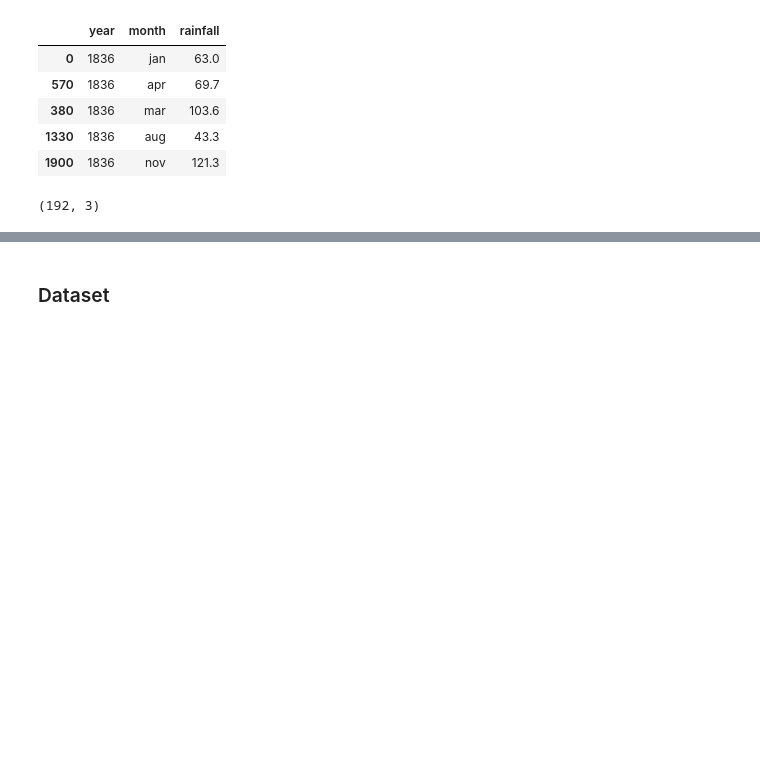
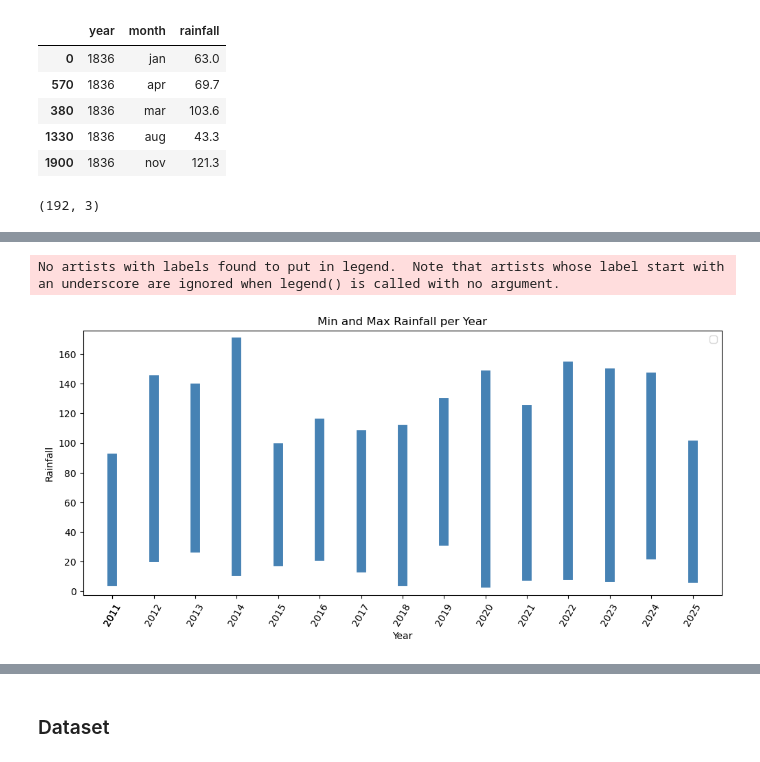
Before and after one commit to pacoraggio/London-Rainfall, a Jupyter notebook: how_to_test_a_feeling_rainfall_analysis.ipynb, the cells around one changed output, grey strips where cells are left out. Drawn from its saved outputs; the diff is of its cells as text; code cells hidden in the pictures; blank space fills up the shorter version.

```diff
--- a/how_to_test_a_feeling_rainfall_analysis.ipynb
+++ b/how_to_test_a_feeling_rainfall_analysis.ipynb
@@ -61,11 +78,11 @@ rainfall_south_east.head()
 yearly_aggregate = (data_melt
                     .groupby(['year'])
                     .agg(
-                        mean_value=('value', 'mean'),
-                        median_value=('value', 'median'),
-                        std_value=('value', 'std'),
-                        min_value=('value', 'min'),
-                        max_value=('value', 'max')
+                        mean_value=('rainfall', 'mean'),
+                        median_value=('rainfall', 'median'),
+                        std_value=('rainfall', 'std'),
+                        min_value=('rainfall', 'min'),
+                        max_value=('rainfall', 'max')
                         )
                         ).reset_index()
 yearly_aggregate.head()
@@ -99,2 +125,31 @@ plt.xticks(xticks, rotation=60);
 # %%
-yearly_aggregate
+fig, ax = plt.subplots(figsize=(12, 5))
+
+yearly_aggregate_2010 = yearly_aggregate[yearly_aggregate['year'] > 2010]
+# Plot vertical bars (lines) connecting min and max
+for idx, row in yearly_aggregate_2010.iterrows():
+    ax.plot([row['year'], row['year']], [row['min_value'], row['max_value']], color='steelblue', linewidth=10);
+    #ax.scatter([row['year']], [row['min_value']], color='blue', s = 300, label='Min' if idx == 0 else "");
+    #ax.scatter([row['year']], [row['max_value']], color='orange', s = 300, label='Max' if idx == 0 else "");
+
+# Labels and legend
+ax.set_xlabel('Year')
+ax.set_ylabel('Rainfall')
+ax.set_title('Min and Max Rainfall per Year')
+ax.legend()
+
+start_year = yearly_aggregate_2010['year'].min()
+end_year = yearly_aggregate_2010['year'].max()
+
+# Generate ticks: start at 1836, go every 5 years, include last year if needed
+xticks = list(np.arange(start_year, end_year + 1));
+xticks = [yearly_aggregate_2010['year'].min()] + list(np.arange(yearly_aggregate_2010['year'].min(),yearly_aggregate_2010['year'].max()));
+if end_year not in xticks:
+    xticks.append(end_year);
+
+plt.xticks(xticks, rotation=60);
+
+# plt.xticks(yearly_aggregate['year'], rotation = 60);  # Ensure all years are shown on x-axis
+# %% [output]
+No artists with labels found to put in legend.  Note that artists whose label start with an underscore are ignored when legend() is called with no argument.
+[figure, added]
```
Also changed, not shown: parts of 6 cells of this notebook, 3 other files.
